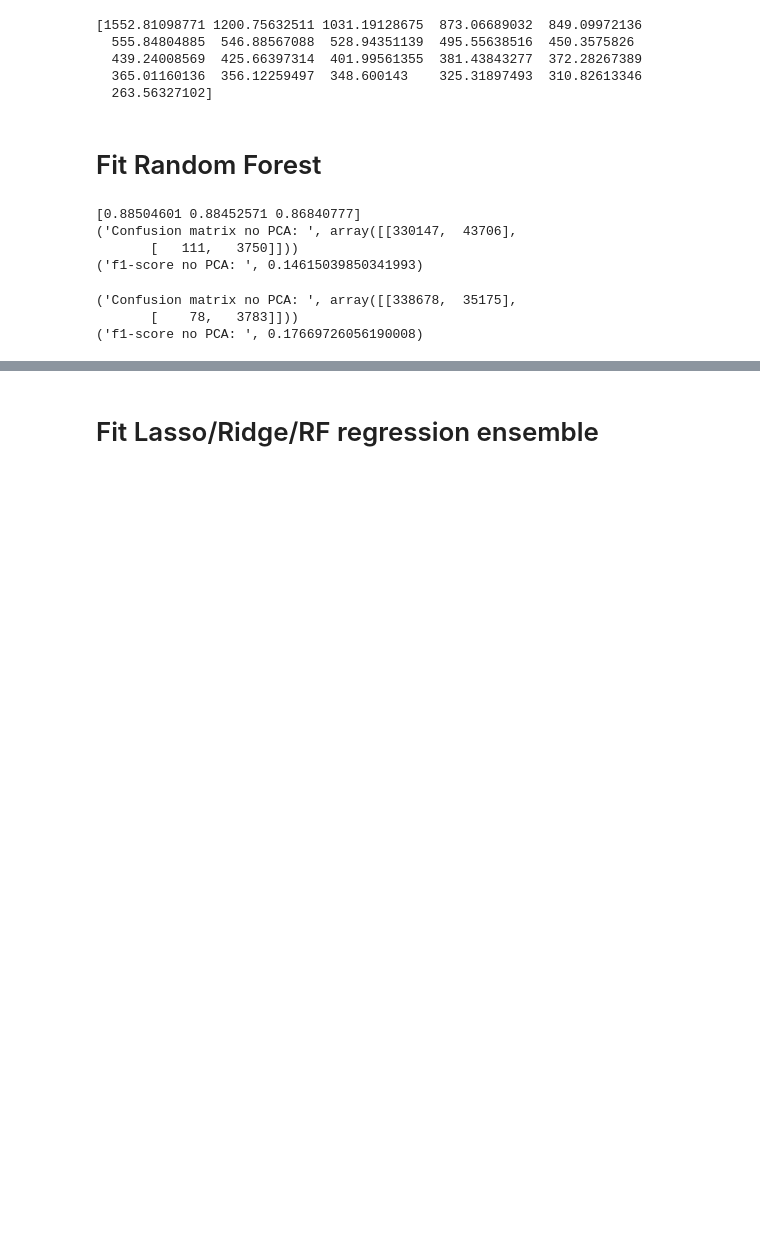
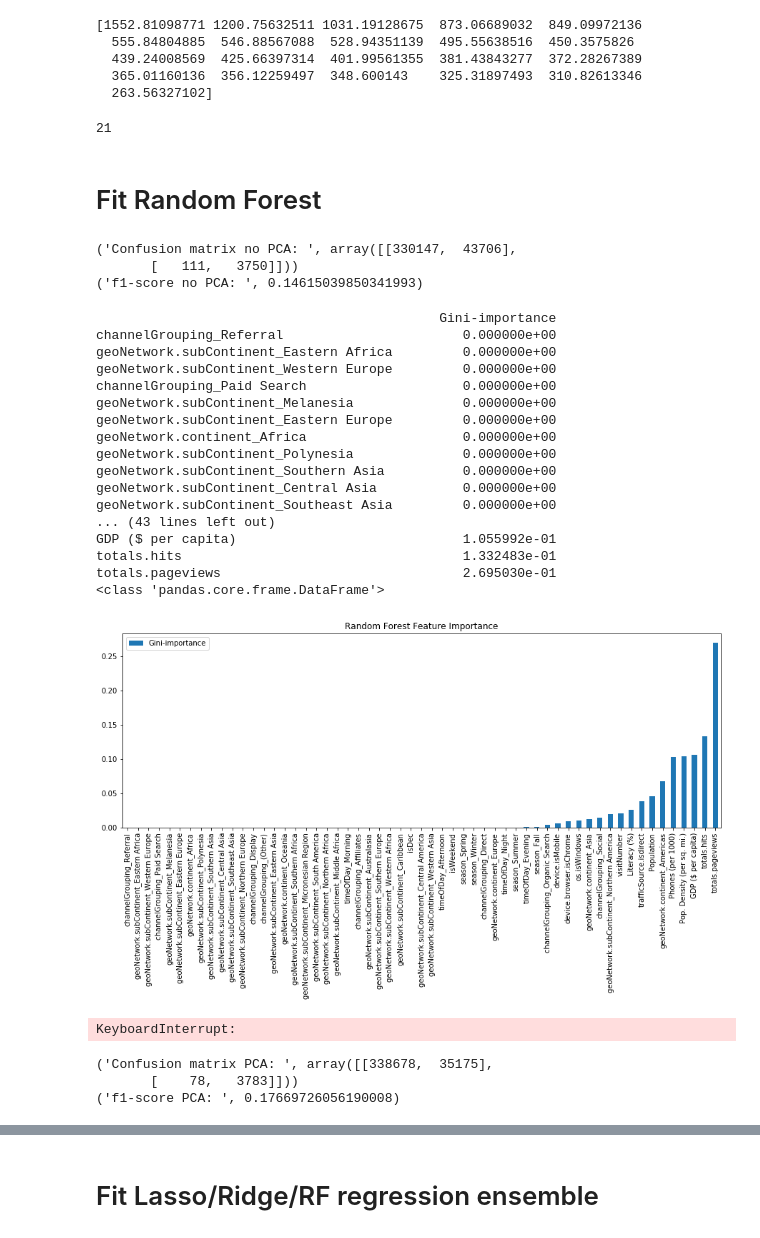
Before and after one commit to aparamshetti/StatsProject, a Jupyter notebook: code/finalAlgorithm.ipynb, the cells around one changed output, grey strips where cells are left out. Saved outputs shown, nothing was run; the diff lists cells and outputs as text; code cells hidden in the pictures; blank space fills up the shorter version.

```diff
--- a/code/finalAlgorithm.ipynb
+++ b/code/finalAlgorithm.ipynb
@@ -50,6 +77,10 @@ print(pca.singular_values_)
   439.24008569  425.66397314  401.99561355  381.43843277  372.28267389
   365.01160136  356.12259497  348.600143    325.31897493  310.82613346
   263.56327102]
+# %%
+print(len(pca.singular_values_))
+# %% [output]
+21
 # %% [markdown]
 # Fit Random Forest
 # %%
@@ -59,24 +90,72 @@ from sklearn.datasets import make_classification
 from sklearn.metrics import confusion_matrix
 from sklearn.metrics import f1_score
 # %%
-rf = RandomForestClassifier(n_estimators=100, min_samples_leaf = .1, random_state=0, class_weight='balanced')
+rf_class = RandomForestClassifier(n_estimators=100, min_samples_leaf = .1, random_state=0, class_weight='balanced')
 # rf.fit(X_train, y_train['class_pred'])
 # y_pred = rf.predict(X_test)
-print(cross_val_score(rf, X_train, y_train['class_pred'], cv=3))
+print(cross_val_score(rf_class, X_train, y_train['class_pred'], cv=3))
 
-rf.fit(X_train, y_train['class_pred'])
-y_pred = rf.predict(X_test)
+rf_class.fit(X_train, y_train['class_pred'])
+y_pred = rf_class.predict(X_test)
 print("Confusion matrix no PCA: ", confusion_matrix(y_test['class_pred'], y_pred))
 print("f1-score no PCA: ", f1_score(y_test['class_pred'], y_pred))
 # %% [output]
-[0.88504601 0.88452571 0.86840777]
 ('Confusion matrix no PCA: ', array([[330147,  43706],
        [   111,   3750]]))
 ('f1-score no PCA: ', 0.14615039850341993)
+# %%
+# print("Confusion matrix no PCA: ", confusion_matrix(y_test['class_pred'], y_pred))
+# print("f1-score no PCA: ", f1_score(y_test['class_pred'], y_pred))
+rf_class.feature_importances_
+
+
+%matplotlib inline
+#do code to support model
+#"data" is the X dataframe and model is the SKlearn object
+
+feats = {} # a dict to hold feature_name: feature_importance
+for feature, importance in zip(X_train.columns, rf_class.feature_importances_):
+    feats[feature] = importance #add the name/value pair
+
+importances = pd.DataFrame.from_dict(feats, orient='index').rename(columns={0: 'Gini-importance'})
+print(importances.sort_values(by='Gini-importance'))
+importances.sort_values(by='Gini-importance').plot(kind='bar', rot=90, figsize=(15,5), title = "Random Forest Feature Importance")
+print(type(importances.sort_values(by='Gini-importance')))
+# %% [output]
+                                            Gini-importance
+channelGrouping_Referral                       0.000000e+00
+geoNetwork.subContinent_Eastern Africa         0.000000e+00
+geoNetwork.subContinent_Western Europe         0.000000e+00
+channelGrouping_Paid Search                    0.000000e+00
+geoNetwork.subContinent_Melanesia              0.000000e+00
+geoNetwork.subContinent_Eastern Europe         0.000000e+00
+geoNetwork.continent_Africa                    0.000000e+00
+geoNetwork.subContinent_Polynesia              0.000000e+00
+geoNetwork.subContinent_Southern Asia          0.000000e+00
+geoNetwork.subContinent_Central Asia           0.000000e+00
+geoNetwork.subContinent_Southeast Asia         0.000000e+00
+... (43 lines left out)
+GDP ($ per capita)                             1.055992e-01
+totals.hits                                    1.332483e-01
+totals.pageviews                               2.695030e-01
+<class 'pandas.core.frame.DataFrame'>
+[figure, added]
+# %%
+rf_pca = RandomForestClassifier(n_estimators=100, min_samples_leaf = .1, random_state=0, class_weight='balanced')
+print(cross_val_score(rf_pca, X_train_pca, y_train['class_pred'], cv=3))
+
+rf_pca.fit(X_train_pca, y_train['class_pred'])
+y_pred_pca = rf_pca.predict(X_test_pca)
+
+
+print("Confusion matrix PCA: ", confusion_matrix(y_test['class_pred'], y_pred_pca))
+print("f1-score PCA: ", f1_score(y_test['class_pred'], y_pred_pca))
+# %% [output]
+KeyboardInterrupt:
 # %%
-# print("Confusion matrix no PCA: ", confusion_matrix(y_test['class_pred'], y_pred))
-# print("f1-score no PCA: ", f1_score(y_test['class_pred'], y_pred))
+print("Confusion matrix PCA: ", confusion_matrix(y_test['class_pred'], y_pred_pca))
+print("f1-score PCA: ", f1_score(y_test['class_pred'], y_pred_pca))
 # %% [output]
-('Confusion matrix no PCA: ', array([[338678,  35175],
+('Confusion matrix PCA: ', array([[338678,  35175],
        [    78,   3783]]))
-('f1-score no PCA: ', 0.17669726056190008)
+('f1-score PCA: ', 0.17669726056190008)
```
Also changed, not shown: parts of 17 cells of this notebook, 1 other file.
